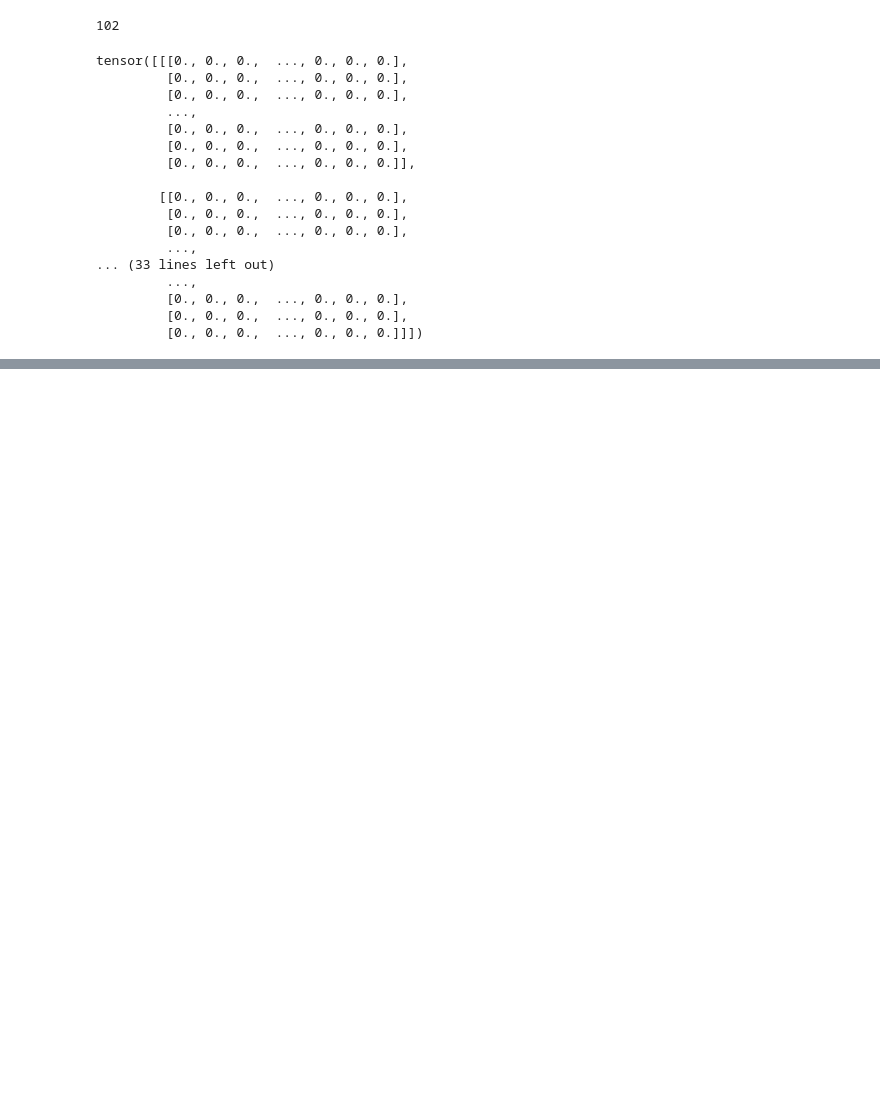
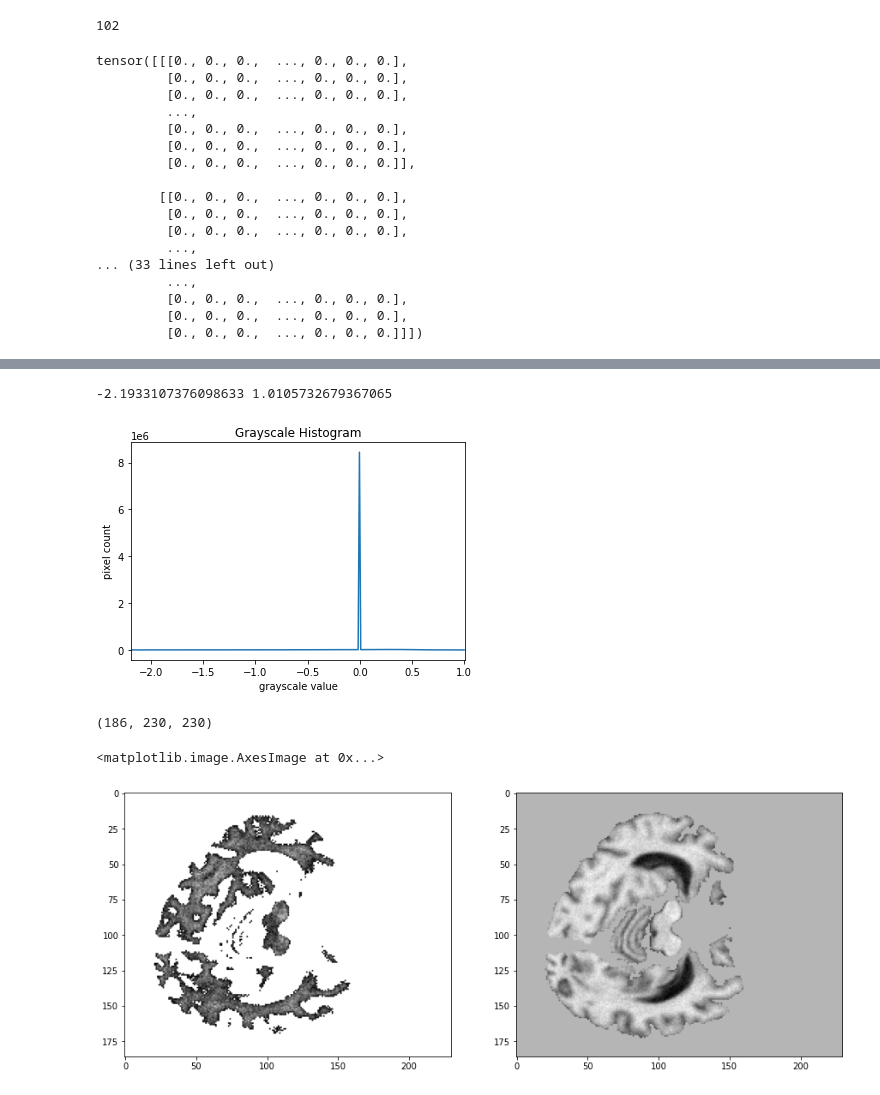
Before and after one commit to duc-ke/MONAI_examples, a Jupyter notebook: st0.plot_images.ipynb, the cells around one changed output, grey strips where cells are left out. Drawn from its saved outputs; the diff is of its cells as text; code cells hidden in the pictures; blank space fills up the shorter version.

Commit message:
debugging 용 plot 코드 업데이트(정리필요)

```diff
--- a/st0.plot_images.ipynb
+++ b/st0.plot_images.ipynb
@@ -208,0 +287,27 @@ tensor([[[0., 0., 0.,  ..., 0., 0., 0.],
+# %%
+pixel_min, pixel_max = brain.min().item(), brain.max().item()
+print(pixel_min, pixel_max)
+histogram, bin_edges = np.histogram(brain, bins=256, range=(pixel_min, pixel_max))
+plt.figure()
+plt.title("Grayscale Histogram")
+plt.xlabel("grayscale value")
+plt.ylabel("pixel count")
+plt.xlim([pixel_min, pixel_max])  # <- named arguments do not work here
+
+plt.plot(bin_edges[0:-1], histogram)  # <- or here
+plt.show()
+
+new_img = np.where(brain < 0.001, 1, brain)
+print(new_img.shape)
+plt.figure("check", (15, 10))
+plt.title("image")
+plt.subplot(1, 2, 1)
+plt.imshow(new_img[:, :, H], cmap="gray")
+plt.subplot(1, 2, 2)
+plt.imshow(brain[:, :, H], cmap="gray")
+# %% [output]
+-2.1933107376098633 1.0105732679367065
+[figure, added]
+(186, 230, 230)
+<matplotlib.image.AxesImage at 0x...>
+[figure, added]
```
Also changed, not shown: parts of 52 cells of this notebook.
